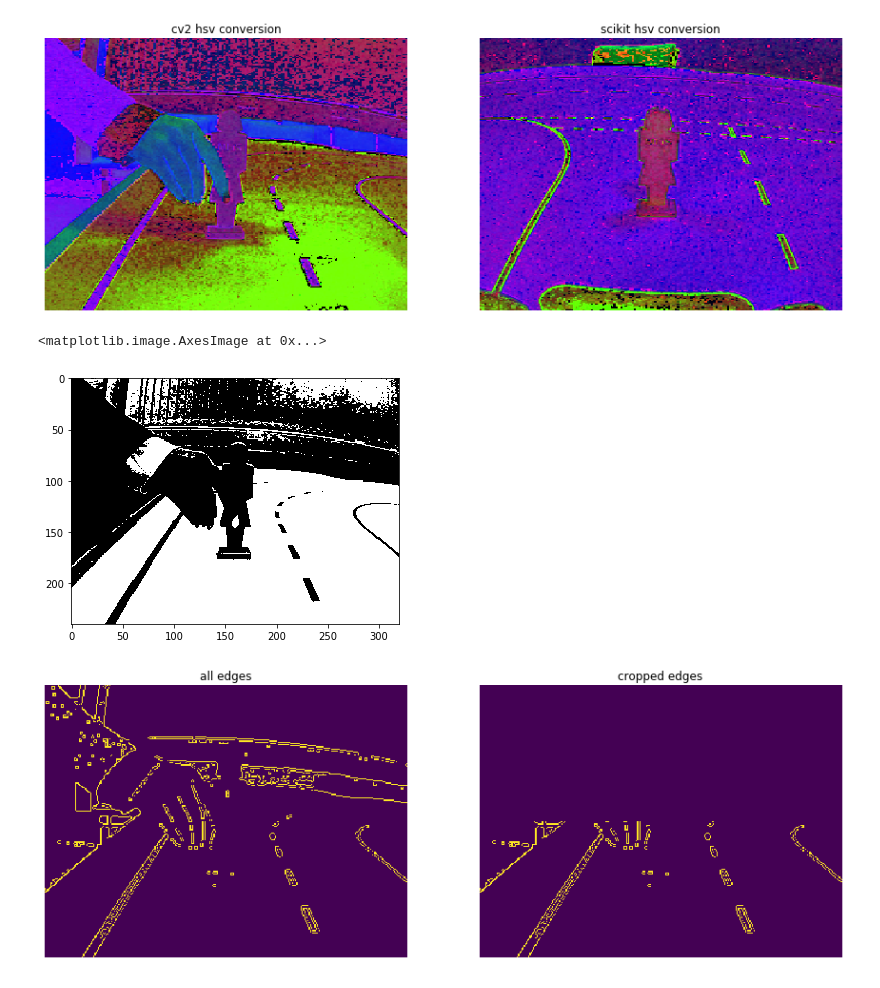
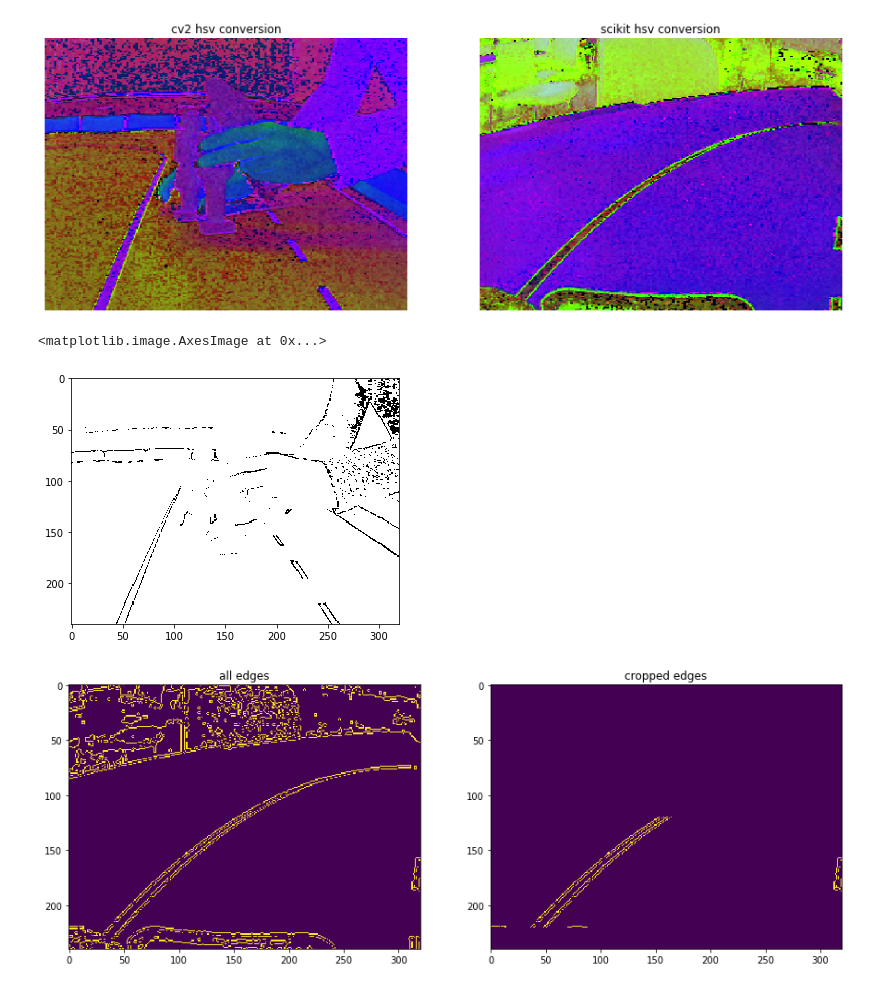
Before and after one commit to Siokhan/Self-Driving-Car, a Jupyter notebook: Scripts/Sio/Image_filtering.ipynb, the cells around one changed output. Cells and saved outputs as stored; diff of their text form; code cells hidden in the pictures.

Commit message:
pre processing lane detection functional, but needs testing

```diff
--- a/Scripts/Sio/Image_filtering.ipynb
+++ b/Scripts/Sio/Image_filtering.ipynb
@@ -6,8 +6,9 @@ from skimage import exposure
 from skimage.color import rgb2gray, gray2rgb, rgb2hsv
 #loading an image and displaying with human, getting good example from our data
 #working first on human detection, to help NN
-data_dir_human = '../../Data/human_stopped_data/1583246765305_90_0.png'
-data_dir_test = '../../Data/training_data/training_data/75.png'
+#master pic 1583246765305_90_0.png
+data_dir_human = '../../Data/captureOVAL2-28_02_2020/1582901296132_110_35.png'
+data_dir_test = '../../Data/training_data/training_data/104.png'
 image_original = io.imread(data_dir_human)
 image = exposure.equalize_adapthist(image_original)
 test_image_original = io.imread(data_dir_test)
@@ -98,20 +99,20 @@ hsv = cv2.cvtColor(~test_image_original, cv2.COLOR_BGR2HSV)
 sio.double_figure(15, 13, hsv, test, 'cv2 hsv conversion', 'scikit hsv conversion')
 plt.show()
 # %% [output]
-[figure, old version]
+[figure, new version]
 # %%
 #isolate the lanes
 lower_black = np.array([0, 0, 0])
-upper_black = np.array([180, 255, 95])
+upper_black = np.array([180, 255, 250])
 mask = cv2.inRange(hsv, lower_black, upper_black)
 io.imshow(mask)
 # %% [output]
 <matplotlib.image.AxesImage at 0x...>
-[figure, old version]
+[figure, new version]
 # %%
-edges = sio.detect_edges(test_image_original)
+edges = sio.detect_edges(image_original)
 roi = sio.region_of_interest(edges)
-sio.double_figure(15, 13, edges, roi, 'all edges', 'cropped edges')
+sio.double_figure(15, 13, edges, roi, 'all edges', 'cropped edges', share_axis=False, axis='on')
 plt.show()
 # %% [output]
-[figure, old version]
+[figure, new version]
```
Also changed, not shown: parts of 7 cells of this notebook, 1 other file.
